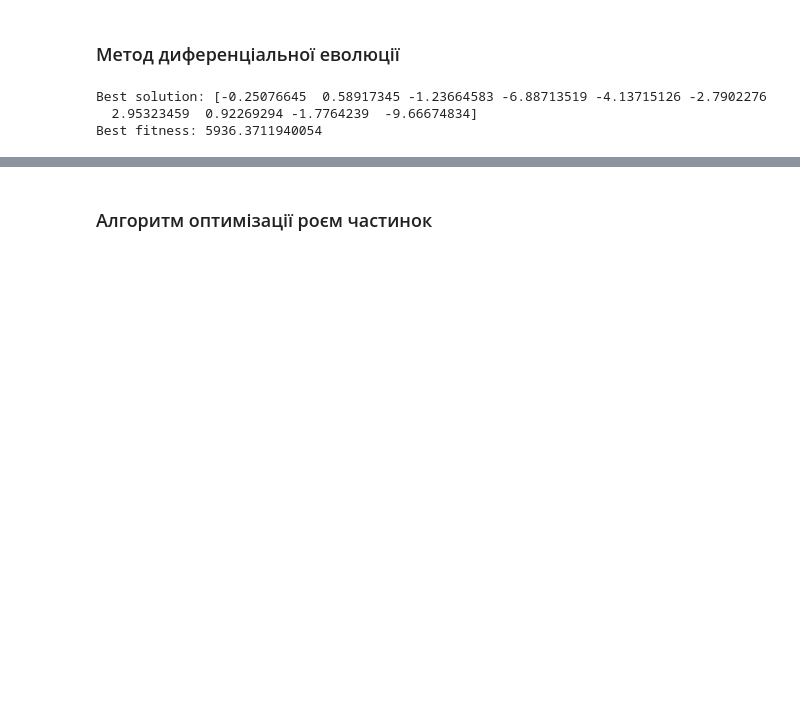
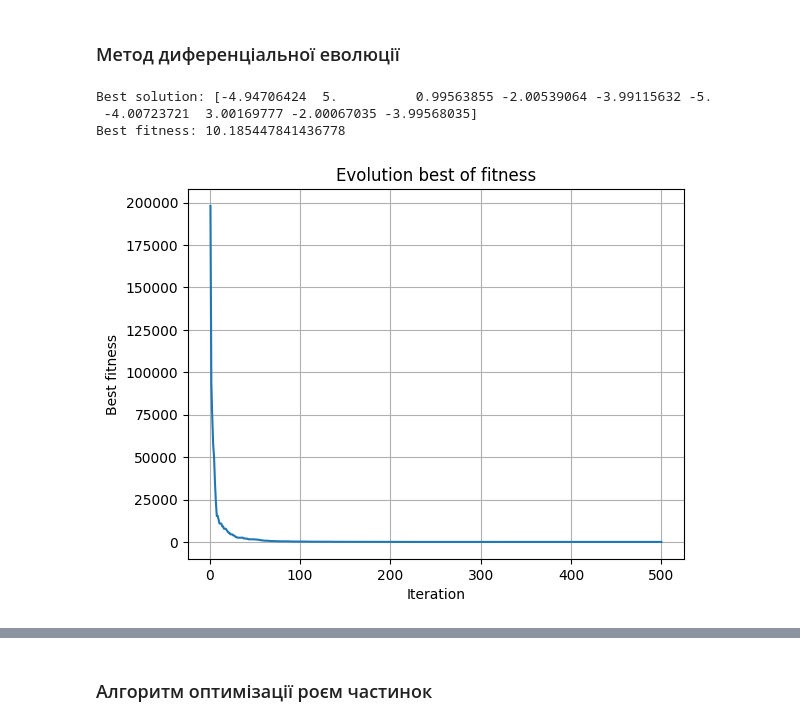
Before and after one commit to Terlok/SwarmIntelligence, a Jupyter notebook: lab 7/main.ipynb, the cells around one changed output, grey strips where cells are left out. Cells and saved outputs as stored; diff of their text form; code cells hidden in the pictures; blank space fills up the shorter version.

```diff
--- a/lab 7/main.ipynb
+++ b/lab 7/main.ipynb
@@ -13,5 +11,5 @@ NameError: name '__file__' is not defined
 # %%
-def plot_fitness(alg, data, filename):
+def plot_fitness(data):
     fitness = data['fit']
     best_fitness = [max(iteration) for iteration in fitness]
     plt.plot(range(1, len(best_fitness) + 1), best_fitness)
@@ -57,14 +54,15 @@ def ElasticnNets(a, x, y, coef):
 ### Метод диференціальної еволюції
 # %%
 bounds = np.array([[-5, 5] for _ in range(10)])
-de = DifferentialEvolution(L1, bounds, data, max_iter=20)
+de = DifferentialEvolution(L1, bounds, data, max_iter=500)
 
 best_solution, best_fitness = de.optimize()
 print('Best solution:', best_solution)
 print('Best fitness:', best_fitness)
 
-plot_fitness('DE', de.data, 'L1')
+plot_fitness(de.param)
 # %% [output]
-Best solution: [-0.25076645  0.58917345 -1.23664583 -6.88713519 -4.13715126 -2.7902276
-  2.95323459  0.92269294 -1.7764239  -9.66674834]
-Best fitness: 5936.3711940054
+Best solution: [-4.94706424  5.          0.99563855 -2.00539064 -3.99115632 -5.
+ -4.00723721  3.00169777 -2.00067035 -3.99568035]
+Best fitness: 10.185447841436778
+[figure, added]
```
Also changed, not shown: parts of 13 cells of this notebook.
